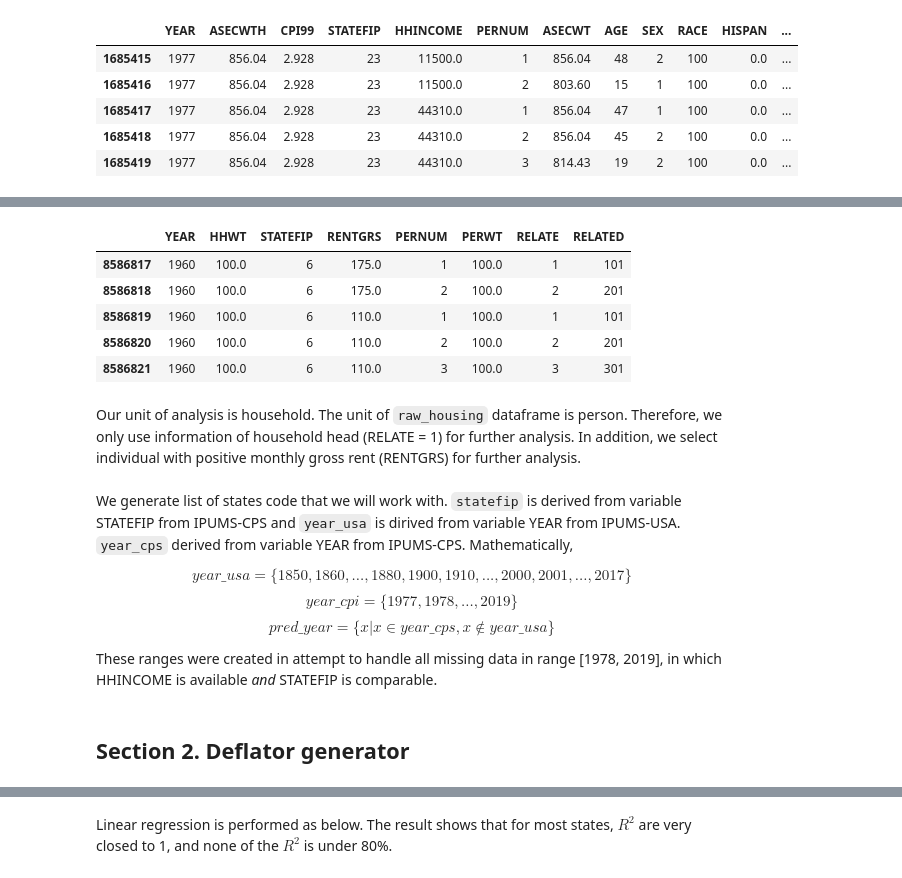
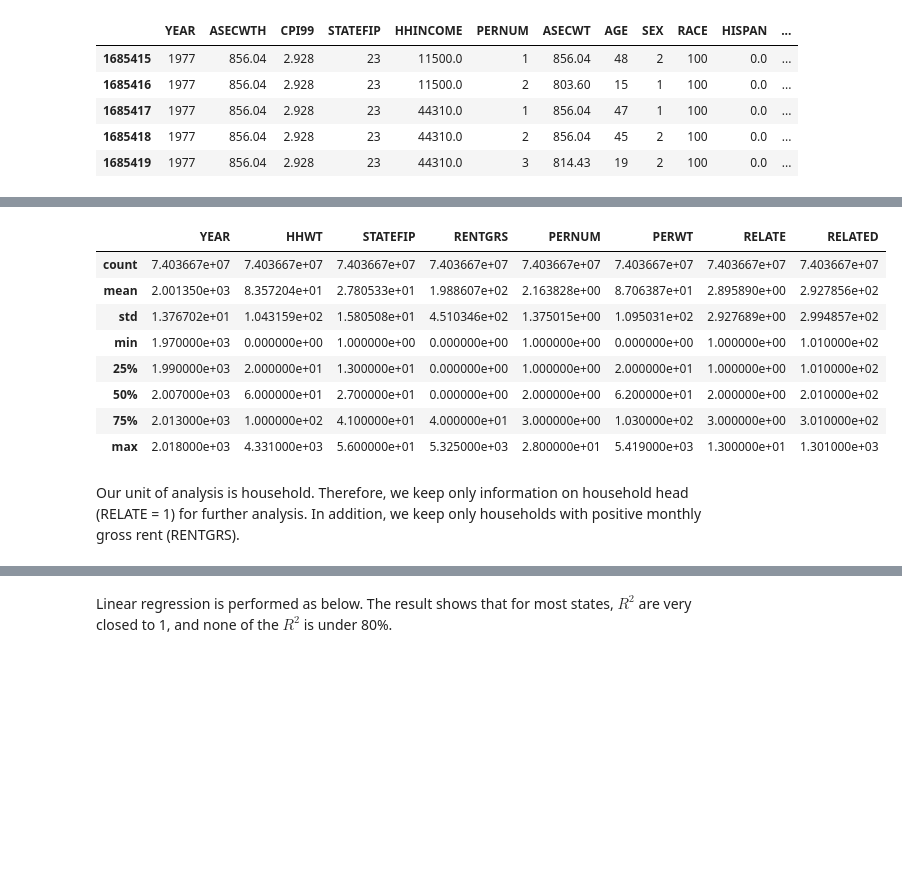
Before and after one commit to sangttruong/incomevis, a Jupyter notebook: main.ipynb, the cells around one changed output, grey strips where cells are left out. Saved outputs shown, nothing was run; the diff lists cells and outputs as text; code cells hidden in the pictures; blank space fills up the shorter version.

````diff
--- a/main.ipynb
+++ b/main.ipynb
@@ -131,26 +145,21 @@
 # %%
-raw_rent = raw_rent[pd.notnull(raw_rent.RENTGRS)]
-raw_rent.head(5)
+raw_rent = raw_rent[raw_rent.YEAR >= 1970]
+raw_rent.describe()
 # %% [output]
 |  | YEAR | HHWT | STATEFIP | RENTGRS | PERNUM | PERWT | RELATE | RELATED |
-| 8586817 | 1960 | 100.0 | 6 | 175.0 | 1 | 100.0 | 1 | 101 |
-| 8586818 | 1960 | 100.0 | 6 | 175.0 | 2 | 100.0 | 2 | 201 |
-| 8586819 | 1960 | 100.0 | 6 | 110.0 | 1 | 100.0 | 1 | 101 |
-| 8586820 | 1960 | 100.0 | 6 | 110.0 | 2 | 100.0 | 2 | 201 |
-| 8586821 | 1960 | 100.0 | 6 | 110.0 | 3 | 100.0 | 3 | 301 |
+| count | 7.403667e+07 | 7.403667e+07 | 7.403667e+07 | 7.403667e+07 | 7.403667e+07 | 7.403667e+07 | 7.403667e+07 | 7.403667e+07 |
+| mean | 2.001350e+03 | 8.357204e+01 | 2.780533e+01 | 1.988607e+02 | 2.163828e+00 | 8.706387e+01 | 2.895890e+00 | 2.927856e+02 |
+| std | 1.376702e+01 | 1.043159e+02 | 1.580508e+01 | 4.510346e+02 | 1.375015e+00 | 1.095031e+02 | 2.927689e+00 | 2.994857e+02 |
+| min | 1.970000e+03 | 0.000000e+00 | 1.000000e+00 | 0.000000e+00 | 1.000000e+00 | 0.000000e+00 | 1.000000e+00 | 1.010000e+02 |
+| 25% | 1.990000e+03 | 2.000000e+01 | 1.300000e+01 | 0.000000e+00 | 1.000000e+00 | 2.000000e+01 | 1.000000e+00 | 1.010000e+02 |
+| 50% | 2.007000e+03 | 6.000000e+01 | 2.700000e+01 | 0.000000e+00 | 2.000000e+00 | 6.200000e+01 | 2.000000e+00 | 2.010000e+02 |
+| 75% | 2.013000e+03 | 1.000000e+02 | 4.100000e+01 | 4.000000e+01 | 3.000000e+00 | 1.030000e+02 | 3.000000e+00 | 3.010000e+02 |
+| max | 2.018000e+03 | 4.331000e+03 | 5.600000e+01 | 5.325000e+03 | 2.800000e+01 | 5.419000e+03 | 1.300000e+01 | 1.301000e+03 |
 # %% [markdown]
-Our unit of analysis is household. The unit of ```raw_housing``` dataframe is person. Therefore, we only use information of household head (RELATE = 1) for further analysis. In addition, we select individual with positive monthly gross rent (RENTGRS) for further analysis.
+Our unit of analysis is household. Therefore, we keep only information on household head (RELATE = 1) for further analysis. In addition, we keep only households with positive monthly gross rent (RENTGRS).
 # %%
 # Eliminate RENTGRS = 0
 raw_rent = raw_rent[raw_rent.RENTGRS > 0]
 
 # Select the household head
 raw_rent = raw_rent[raw_rent.RELATE == 1]
-# %% [markdown]
-We generate list of states code that we will work with. ```statefip``` is derived from variable STATEFIP from IPUMS-CPS and ```year_usa``` is dirived from variable YEAR from IPUMS-USA. ```year_cps``` derived from variable YEAR from IPUMS-CPS. Mathematically,
-
-$$ year\_usa = \{1850, 1860, ..., 1880, 1900, 1910, ..., 2000, 2001, ..., 2017\}$$
-$$ year\_cpi = \{1977, 1978, ..., 2019\}$$
-$$ pred\_year = \{x | x \in year\_cps, x \notin year\_usa\} $$
-
-These ranges were created in attempt to handle all missing data in range [1978, 2019], in which HHINCOME is available *and* STATEFIP is comparable.
@@ -191,2 +165,0 @@ colors = pd.DataFrame(colors, columns = ['Color'], index = statefip)
-# %% [markdown]
-## **Section 2. Deflator generator**
````
Also changed, not shown: parts of 125 cells of this notebook.
